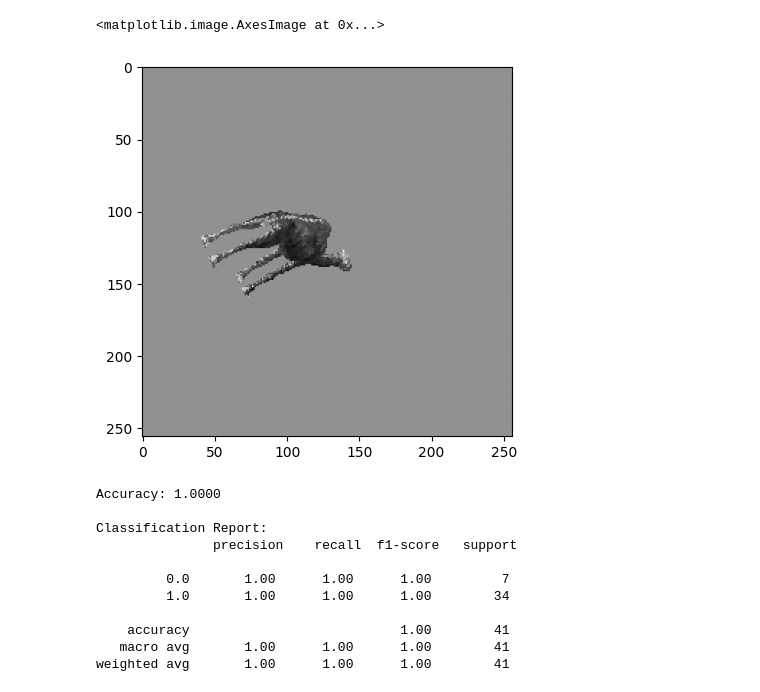
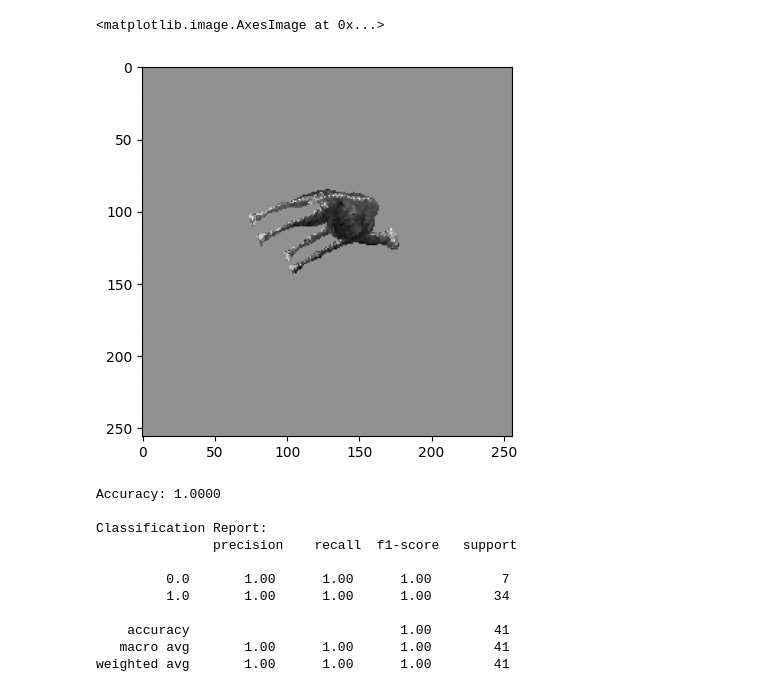
Before and after one commit to emeyer121/TreeShrewObjectRecognition, a Jupyter notebook: 5_behaviorModeling/noisyImgCentering.ipynb, the cells around one changed output. Cells and saved outputs as stored; diff of their text form; code cells hidden in the pictures.

```diff
--- a/5_behaviorModeling/noisyImgCentering.ipynb
+++ b/5_behaviorModeling/noisyImgCentering.ipynb
@@ -74,15 +80,15 @@ imgPath = f'{projectpath}stimulusSets/{taskName}/original/'
 # %%
 img_idx = 1
 img_ref = cv2.imread(f'{imgPath}camel_0.png', cv2.IMREAD_GRAYSCALE)
 img_cent = cv2.imread(f'{imgPath}camel_{img_idx}.png', cv2.IMREAD_GRAYSCALE)
 
-output = center_image(img_cent, img_ref, 20)
+output = center_image(img_cent, img_ref, 30)
 
 plt.figure()
 plt.imshow(output, cmap='gray')
 # %% [output]
 <matplotlib.image.AxesImage at 0x...>
-[figure, old version]
+[figure, new version]
 # %%
 taskName = 'Camel_v2_test_nn' #'Camel_v2_test_nn' 'Camel_Rhino_test_nn' , 'Camel_v2_test_nn', 'Camel_background_matrix'
 getDataPath = projectpath + '4_treeShrewBehavior/behaviorData/'
```
Also changed, not shown: parts of 5 cells of this notebook, 2 other files.
